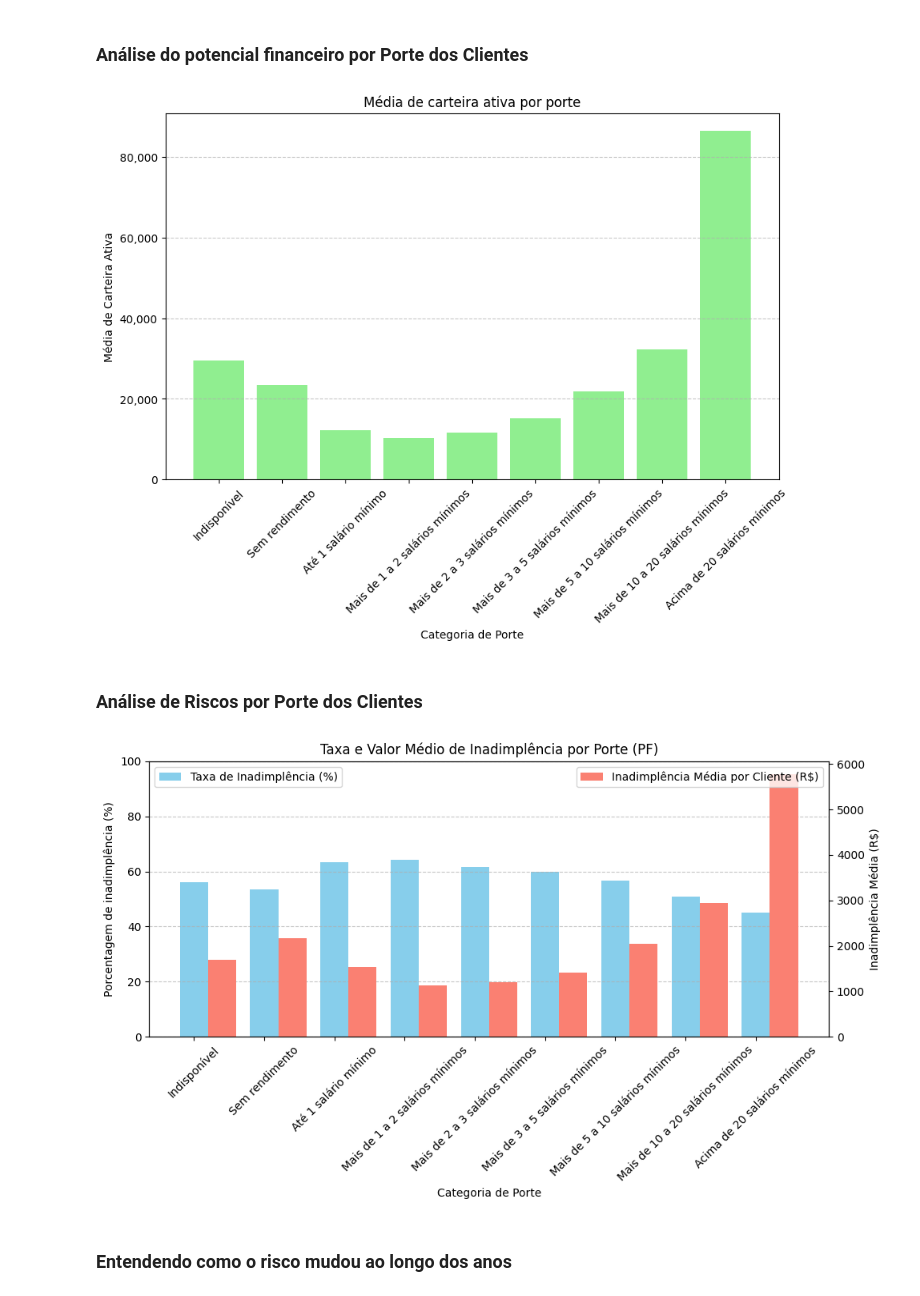
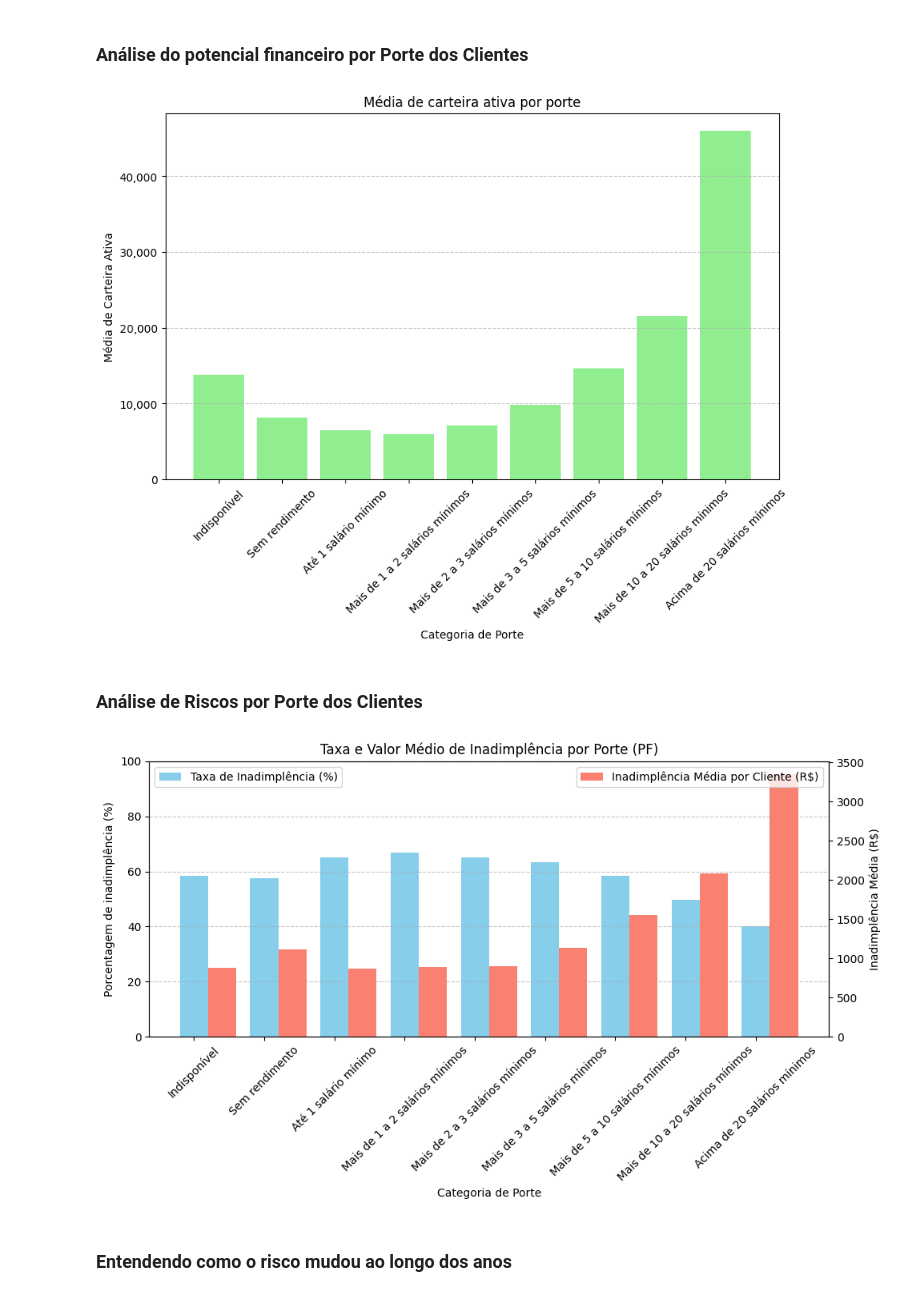
Before and after one commit to AutoProvision/market-analysis.notebook, a Jupyter notebook: analysis.ipynb, the cells around one changed output. Saved outputs shown, nothing was run; the diff lists cells and outputs as text; code cells hidden in the pictures.

```diff
--- a/analysis.ipynb
+++ b/analysis.ipynb
@@ -15,5 +15,22 @@ from datetime import datetime, timedelta
 
 warnings.simplefilter(action='ignore', category=FutureWarning)
 pd.options.display.float_format = '{:.2f}'.format
+# %%
+ordem_porte = [
+    "Indisponível",
+    "Sem rendimento",
+    "Micro",
+    "Pequeno",
+    "Médio",
+    "Grande",
+    "Até 1 salário mínimo",
+    "Mais de 1 a 2 salários mínimos",
+    "Mais de 2 a 3 salários mínimos",
+    "Mais de 3 a 5 salários mínimos",
+    "Mais de 5 a 10 salários mínimos",
+    "Mais de 10 a 20 salários mínimos",
+    "Acima de 20 salários mínimos"
+]
 # %%
 df = pd.read_parquet('data/refined/df.parquet')
+df = df[df['ct_classificacao'] == CLASSIFICACAO_DF]
@@ -27,5 +37,3 @@ CLASSIFICACOES = {
-# %%
-df = CLASSIFICACOES[CLASSIFICACAO_DF]
 # %% [markdown]
 ## Métricas de Contratação
 # %% [markdown]
@@ -33,23 +41,23 @@ df = CLASSIFICACOES[CLASSIFICACAO_DF]
 # %%
 carteira_ativa_por_porte = df.groupby('ct_porte')['vl_media_carteira_ativa_por_operacao'].mean()
 
-carteira_ativa_por_porte = carteira_ativa_por_porte.reindex(ordem)
+carteira_ativa_por_porte = carteira_ativa_por_porte.reindex(ordem_porte)
 
 carteira_ativa_por_porte = carteira_ativa_por_porte.dropna()
 
 plt.figure(figsize=(10, 6))
 plt.bar(carteira_ativa_por_porte.index, carteira_ativa_por_porte.values, color='lightgreen')
 plt.title('Média de carteira ativa por porte')
 plt.xlabel('Categoria de Porte')
 plt.ylabel('Média de Carteira Ativa')
 plt.xticks(rotation=45)
 plt.grid(axis='y', linestyle='--', alpha=0.7)
 
 plt.gca().yaxis.set_major_formatter(mticker.FuncFormatter(lambda x, _: f'{int(x):,}'))
 
 plt.show()
 # %% [output]
-[figure, old version]
+[figure, new version]
 # %% [markdown]
 ### Análise de Riscos por Porte dos Clientes
 # %%
@@ -59,33 +67,17 @@ inadimplentes_por_porte = inadimplentes.groupby('ct_porte').size() / df.groupby(
 
 inadimplencia_media_por_cliente = inadimplentes.groupby('ct_porte')['vl_media_carteira_inadimplida_por_operacao'].mean()
 
-ordem = [
-    "Indisponível",
-    "Sem rendimento",
-    "Micro",
-    "Pequeno",
-    "Médio",
-    "Grande",
-    "Até 1 salário mínimo",
-    "Mais de 1 a 2 salários mínimos",
-    "Mais de 2 a 3 salários mínimos",
-    "Mais de 3 a 5 salários mínimos",
-    "Mais de 5 a 10 salários mínimos",
-    "Mais de 10 a 20 salários mínimos",
-    "Acima de 20 salários mínimos"
-]
-
 inadimplentes_por_porte = pd.Series(
     inadimplentes_por_porte.values,
     index=inadimplentes_por_porte.index,
     dtype="category"
-).reindex(ordem).dropna()
+).reindex(ordem_porte).dropna()
 
 inadimplencia_media_por_cliente = pd.Series(
     inadimplencia_media_por_cliente.values,
     index=inadimplencia_media_por_cliente.index,
     dtype="category"
-).reindex(ordem).dropna()
+).reindex(ordem_porte).dropna()
 
 largura_barra = 0.4
 
@@ -117,7 +109,7 @@ ax1.grid(axis='y', linestyle='--', alpha=0.7)
 plt.tight_layout()
 plt.show()
 # %% [output]
-[figure, old version]
+[figure, new version]
 # %% [markdown]
 ### Entendendo como o risco mudou ao longo dos anos
 # %%
```
Also changed, not shown: parts of 7 cells of this notebook, 2 other files.
